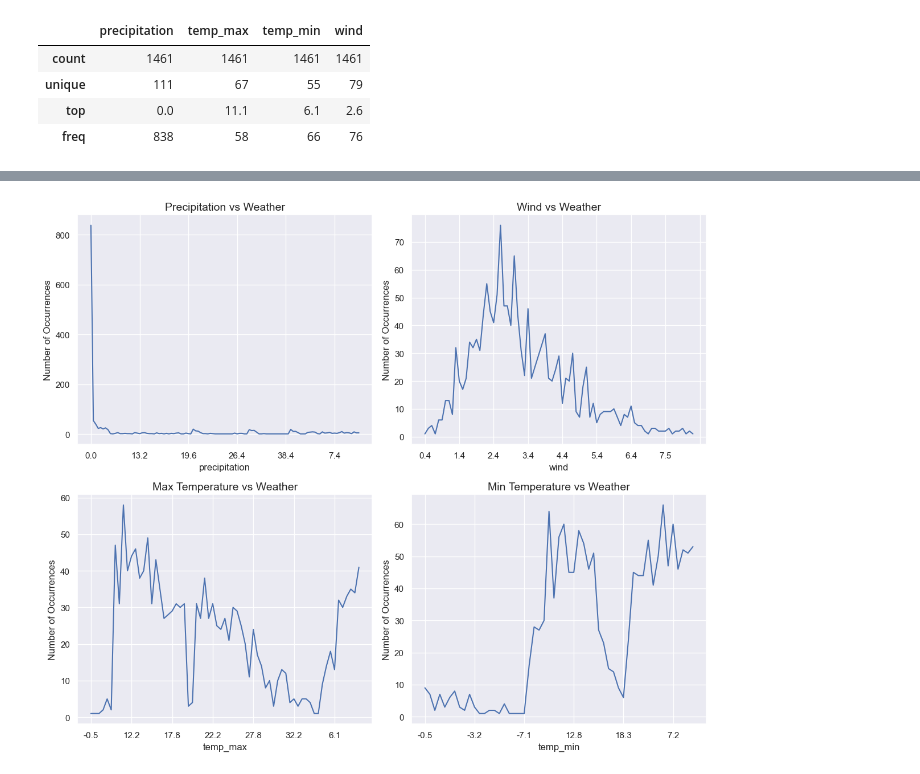
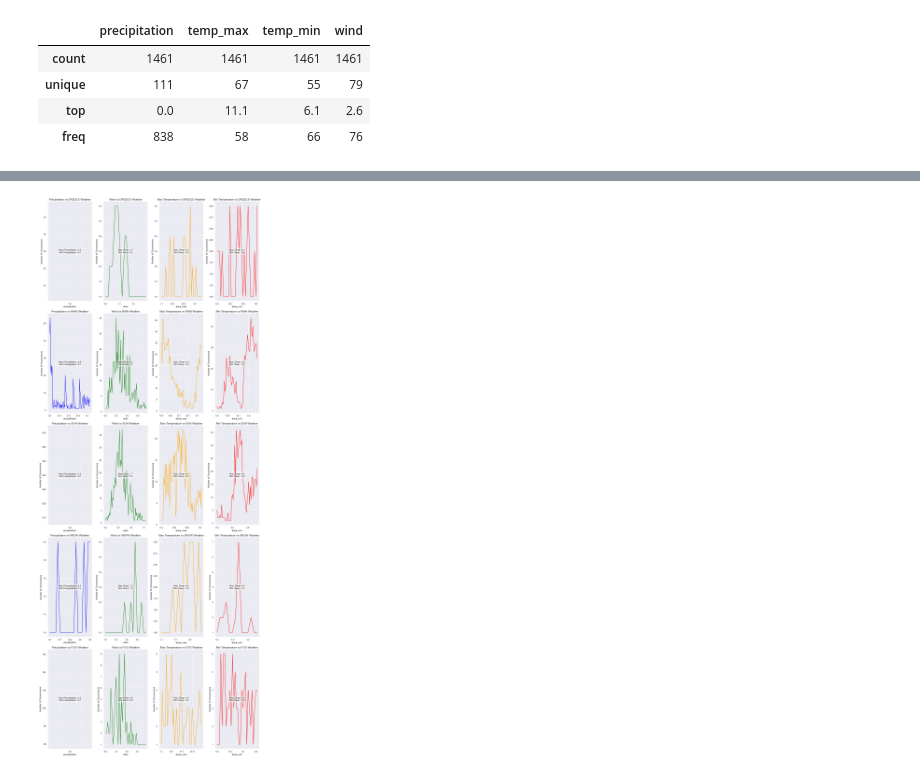
Before and after one commit to shubhangi24kashid/SkyCast, a Jupyter notebook: detection.ipynb, the cells around one changed output, grey strips where cells are left out. Saved outputs shown, nothing was run; the diff lists cells and outputs as text; code cells hidden in the pictures.

```diff
--- a/detection.ipynb
+++ b/detection.ipynb
@@ -361,31 +388,49 @@ for i, var in enumerate(variables):
 # %%
 import matplotlib.pyplot as plt
 
+# Get unique weather conditions
+unique_weather_conditions = weath_cpy['weather'].unique()
+
 # Set up subplots
-fig, axs = plt.subplots(2, 2, figsize=(12, 10))
+fig, axs = plt.subplots(len(unique_weather_conditions), 4, figsize=(16, 8*len(unique_weather_conditions)))
 
-# Plot precipitation
-weath_cpy.groupby(['precipitation'])['weather'].count().plot(ax=axs[0, 0])
-axs[0, 0].set_ylabel('Number of Occurrences')
-axs[0, 0].set_title("Precipitation vs Weather", fontsize=14)
+# Iterate over each unique weather condition
+for i, weather_condition in enumerate(unique_weather_conditions):
+    # Subset data for the current weather condition
+    weather_data = weath_cpy[weath_cpy['weather'] == weather_condition]
 
-# Plot wind
-weath_cpy.groupby(['wind'])['weather'].count().plot(ax=axs[0, 1])
-axs[0, 1].set_ylabel('Number of Occurrences')
-axs[0, 1].set_title("Wind vs Weather", fontsize=14)
+    # Plot precipitation
+    weather_data.groupby(['precipitation']).size().plot(ax=axs[i, 0], color='blue')
+    axs[i, 0].set_ylabel('Number of Occurrences')
+    axs[i, 0].set_title(f"Precipitation vs {weather_condition} Weather", fontsize=14)
 
-# Plot temp_max
-weath_cpy.groupby(['temp_max'])['weather'].count().plot(ax=axs[1, 0])
-axs[1, 0].set_ylabel('Number of Occurrences')
-axs[1, 0].set_title("Max Temperature vs Weather", fontsize=14)
+    # Plot wind
+    weather_data.groupby(['wind']).size().plot(ax=axs[i, 1], color='green')
+    axs[i, 1].set_ylabel('Number of Occurrences')
+    axs[i, 1].set_title(f"Wind vs {weather_condition} Weather", fontsize=14)
 
-# Plot temp_min
-weath_cpy.groupby(['temp_min'])['weather'].count().plot(ax=axs[1, 1])
-axs[1, 1].set_ylabel('Number of Occurrences')
-axs[1, 1].set_title("Min Temperature vs Weather", fontsize=14)
+    # Plot max temperature
+    weather_data.groupby(['temp_max']).size().plot(ax=axs[i, 2], color='orange')
+    axs[i, 2].set_ylabel('Number of Occurrences')
+    axs[i, 2].set_title(f"Max Temperature vs {weather_condition} Weather", fontsize=14)
+
+    # Plot min temperature
+    weather_data.groupby(['temp_min']).size().plot(ax=axs[i, 3], color='red')
+    axs[i, 3].set_ylabel('Number of Occurrences')
+    axs[i, 3].set_title(f"Min Temperature vs {weather_condition} Weather", fontsize=14)
+
+    # Add annotations for max and min values
+    max_precipitation = weather_data['precipitation'].max()
+    min_precipitation = weather_data['precipitation'].min()
+    max_wind = weather_data['wind'].max()
+    min_wind = weather_data['wind'].min()
+    axs[i, 0].text(0.5, 0.5, f"Max Precipitation: {max_precipitation}\nMin Precipitation: {min_precipitation}", horizontalalignment='center', verticalalignment='center', transform=axs[i, 0].transAxes, fontsize=12, bbox=dict(facecolor='white', alpha=0.5))
+    axs[i, 1].text(0.5, 0.5, f"Max Wind: {max_wind}\nMin Wind: {min_wind}", horizontalalignment='center', verticalalignment='center', transform=axs[i, 1].transAxes, fontsize=12, bbox=dict(facecolor='white', alpha=0.5))
+    axs[i, 2].text(0.5, 0.5, f"Max Temp: {weather_data['temp_max'].max()}\nMin Temp: {weather_data['temp_min'].min()}", horizontalalignment='center', verticalalignment='center', transform=axs[i, 2].transAxes, fontsize=12, bbox=dict(facecolor='white', alpha=0.5))
+    axs[i, 3].text(0.5, 0.5, f"Max Temp: {weather_data['temp_max'].max()}\nMin Temp: {weather_data['temp_min'].min()}", horizontalalignment='center', verticalalignment='center', transform=axs[i, 3].transAxes, fontsize=12, bbox=dict(facecolor='white', alpha=0.5))
 
 # Adjust layout
 plt.tight_layout()
 plt.show()
 # %% [output]
-[figure, old version]
+[figure, new version]
```
Also changed, not shown: parts of 4 cells of this notebook.
